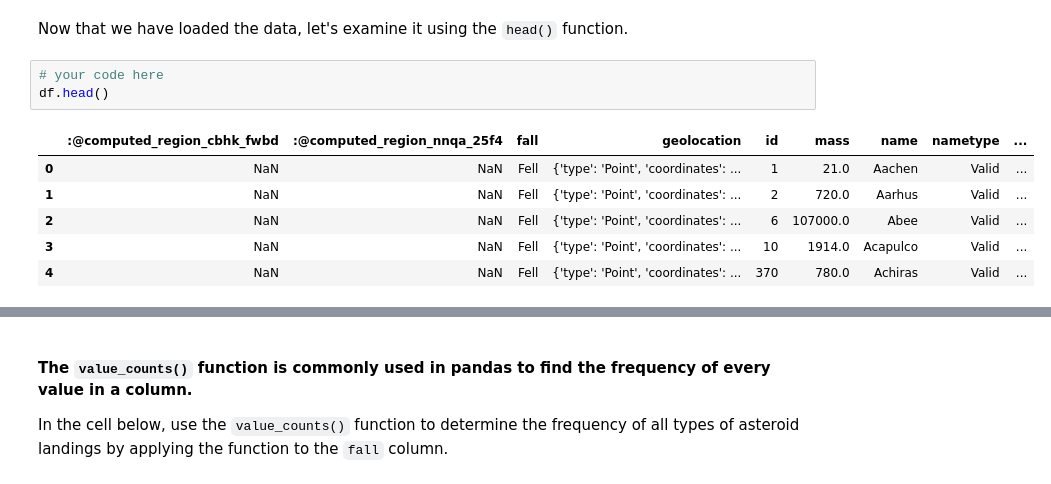
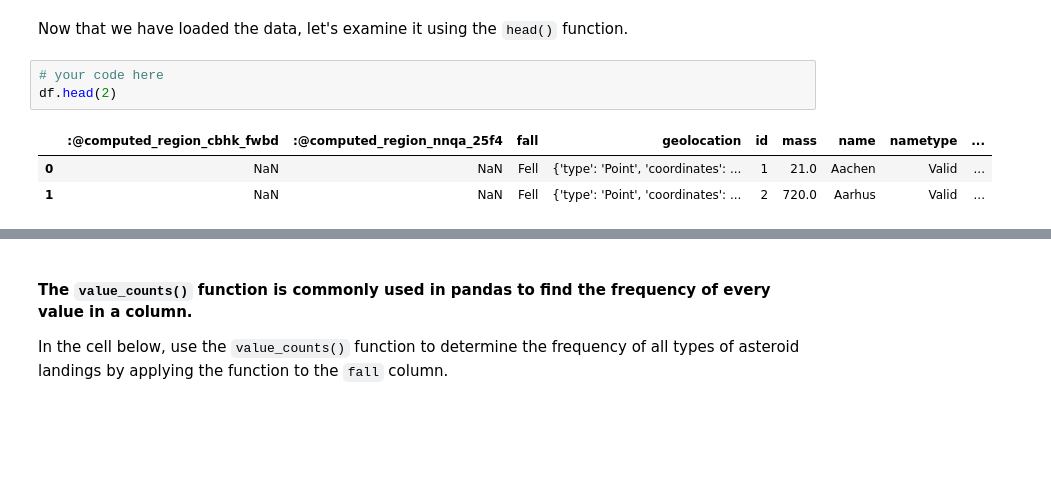
Before and after one commit to ta-data-bcn/lab-import-export, a Jupyter notebook: your-code/main.ipynb, the cells around one changed output, grey strips where cells are left out. Saved outputs shown, nothing was run; the diff lists cells and outputs as text; blank space fills up the shorter version.

```diff
--- a/your-code/main.ipynb
+++ b/your-code/main.ipynb
@@ -37,11 +40,8 @@ df = pd.read_json (r'/Users/andressalomferrer/Downloads/nasa.json')
 Now that we have loaded the data, let's examine it using the `head()` function.
 # %%
 # your code here
-df.head()
+df.head(2)
 # %% [output]
 |  | :@computed_region_cbhk_fwbd | :@computed_region_nnqa_25f4 | fall | geolocation | id | mass | name | nametype | ... |
 | 0 | NaN | NaN | Fell | {'type': 'Point', 'coordinates': ... | 1 | 21.0 | Aachen | Valid | ... |
 | 1 | NaN | NaN | Fell | {'type': 'Point', 'coordinates': ... | 2 | 720.0 | Aarhus | Valid | ... |
-| 2 | NaN | NaN | Fell | {'type': 'Point', 'coordinates': ... | 6 | 107000.0 | Abee | Valid | ... |
-| 3 | NaN | NaN | Fell | {'type': 'Point', 'coordinates': ... | 10 | 1914.0 | Acapulco | Valid | ... |
-| 4 | NaN | NaN | Fell | {'type': 'Point', 'coordinates': ... | 370 | 780.0 | Achiras | Valid | ... |
```
Also changed, not shown: parts of 11 cells of this notebook, 1 other file.
